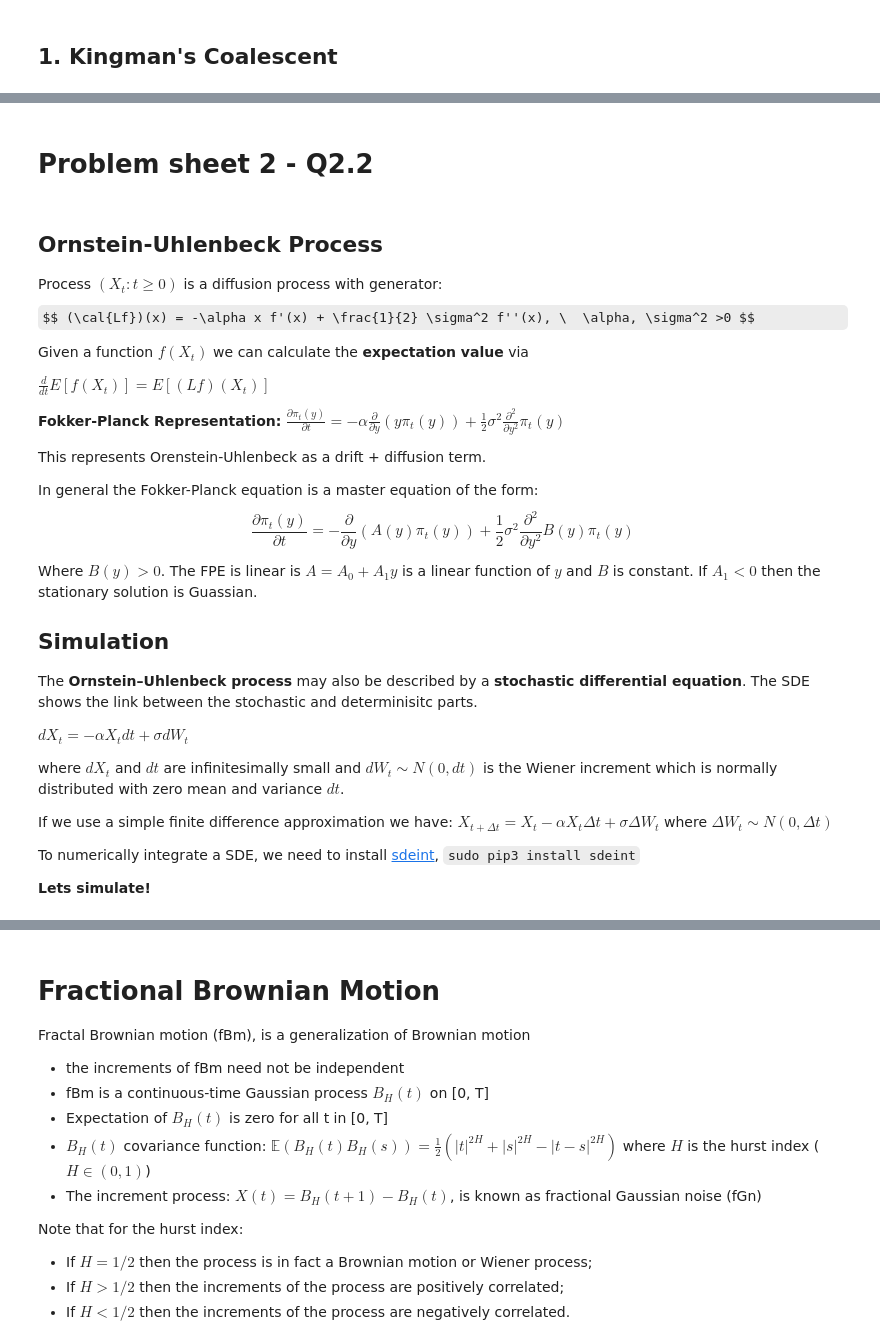
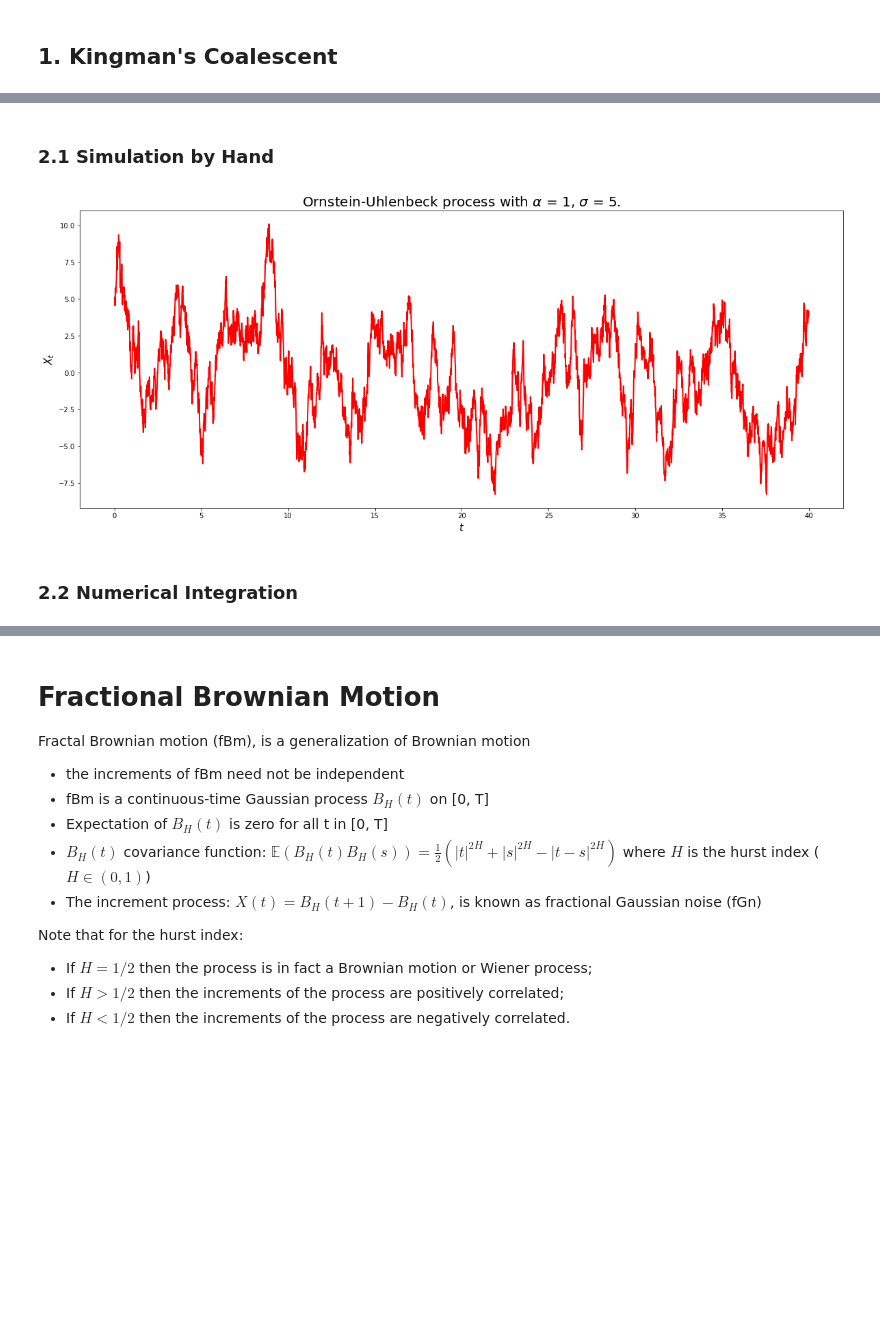
Before and after one commit to YIMINGMA/Stochastic-Modelling-and-Random-Processes, a Jupyter notebook: Notebooks/Support-Class-4.ipynb, the cells around one changed output, grey strips where cells are left out. Saved outputs shown, nothing was run; the diff lists cells and outputs as text; code cells hidden in the pictures; some formulas as TeX source; blank space fills up the shorter version.

```diff
--- a/Notebooks/Support-Class-4.ipynb
+++ b/Notebooks/Support-Class-4.ipynb
@@ -62,33 +98,29 @@ plt.xscale('log') # change to log x scale
+# %% [markdown]
+### 2.1 Simulation by Hand
+# %%
+alpha = 1
+sigma = 5
+t_max = 40.0
+dt = 0.01
+x0 = 5 # set initial condition
+
+
+ts = np.arange(0, t_max, dt)
+length = len(times)
+
+X = np.zeros(length)
+X[0] = x0
+W = np.random.randn(length-1) * np.sqrt(dt)
+
+for i in range(0, length-1):
+    X[i+1] = X[i] - alpha*X[i]*dt + sigma*W[i]
+# %%
+plt.figure(figsize=(20,8))
+plt.plot(ts, X, 'r', lw=2)
+plt.xlabel(r'$t$', fontsize=15)
+plt.ylabel(r'$X_t$', fontsize=15)
+plt.title(r'Ornstein-Uhlenbeck process with $\alpha$ = {}, $\sigma$ = {}.'.format(alpha,sigma), fontsize=20);
+# %% [output]
+[figure, added]
 # %% [markdown]
-# Problem sheet 2 - Q2.2
+### 2.2 Numerical Integration
-# %% [markdown]
-## Ornstein-Uhlenbeck Process
-
-Process $(X_t: t\geq 0)$ is a diffusion process with generator: $$ (\cal{Lf})(x) = -\alpha x f'(x) + \frac{1}{2} \sigma^2 f''(x), \  \alpha, \sigma^2 >0 $$
-
-Given a function $f(X_t)$ we can calculate the **expectation value** via
-
-$\frac{d}{dt}E[f(X_t)]=E[(Lf)(X_t)]\qquad$
-
-**Fokker-Planck Representation:** $\frac{\partial \pi_t(y)}{\partial t}=-\alpha \frac{\partial}{\partial y}(y\pi_t(y))+\frac{1}{2}\sigma^2\frac{\partial^2}{\partial y^2}\pi_t(y)$
-
-This represents Orenstein-Uhlenbeck as a drift + diffusion term.
-
-In general the Fokker-Planck equation is a master equation of the form: $$ \frac{\partial \pi_t(y)}{\partial t}= -\frac{\partial}{\partial y}(A(y) \pi_t(y))+\frac{1}{2}\sigma^2\frac{\partial^2}{\partial y^2}B(y) \pi_t(y)$$
-
-Where $B(y)>0$. The FPE is linear is $A = A_0 + A_1y$ is a linear function of $y$ and $B$ is constant. If $A_1<0$ then the stationary solution is Guassian.
-
-## Simulation
-
-The **Ornstein–Uhlenbeck process** may also be described by a **stochastic differential equation**. The SDE shows the link between the stochastic and determinisitc parts.
-
-$dX_t=-\alpha X_t dt + \sigma dW_t$
-
-where $dX_t$ and $dt$ are infinitesimally small and $dW_t \sim N(0,dt)$ is the Wiener increment which is normally distributed with zero mean and variance $dt$.
-
-If we use a simple finite difference approximation we have: $ X_{t+\Delta t}=X_t -\alpha X_t \Delta t+ \sigma \Delta W_t$
-where $\Delta W_t \sim N(0,\Delta t)$
-
-To numerically integrate a SDE, we need to install [sdeint](https://pypi.org/project/sdeint/), `sudo pip3 install sdeint`
-
-**Lets simulate!**
```
Also changed, not shown: parts of 17 cells of this notebook.
